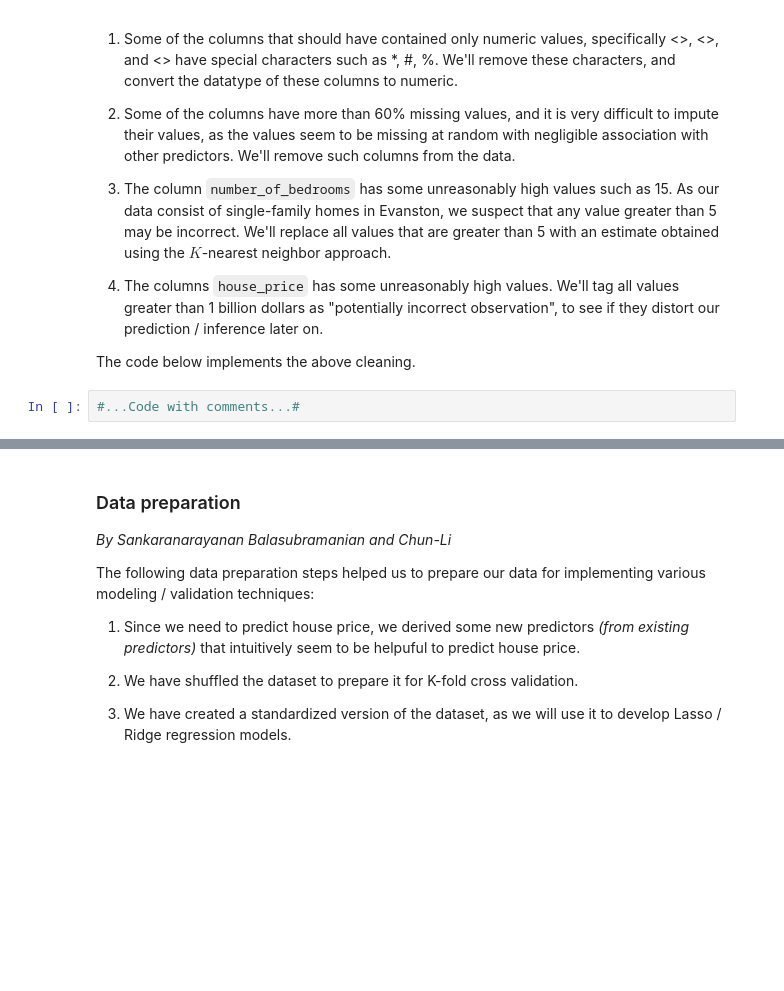
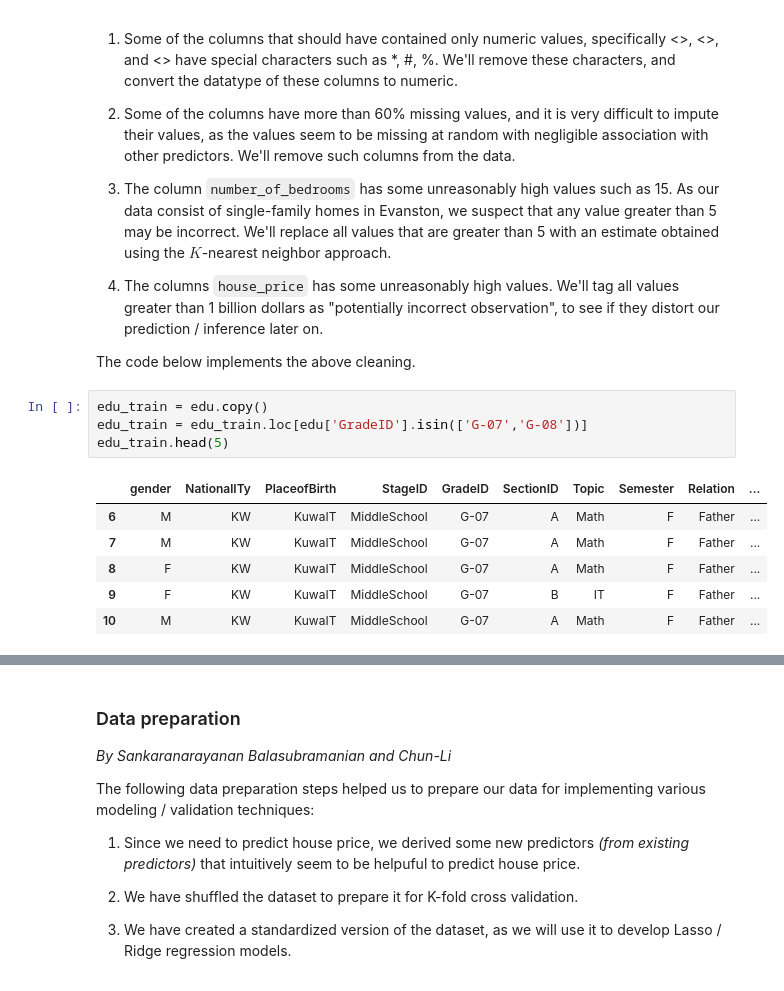
Before and after one commit to wchen952/STAT-303-2-Project, a Jupyter notebook: 303_2_Project_Code.ipynb, the cells around one changed output, grey strips where cells are left out. Saved outputs shown, nothing was run; the diff lists cells and outputs as text; blank space fills up the shorter version.

```diff
--- a/303_2_Project_Code.ipynb
+++ b/303_2_Project_Code.ipynb
@@ -145,4 +128,13 @@ From the data quality check we realized that:
 
 The code below implements the above cleaning.
 # %%
-#...Code with comments...#
+edu_train = edu.copy()
+edu_train = edu_train.loc[edu['GradeID'].isin(['G-07','G-08'])]
+edu_train.head(5)
+# %% [output]
+|  | gender | NationalITy | PlaceofBirth | StageID | GradeID | SectionID | Topic | Semester | Relation | ... |
+| 6 | M | KW | KuwaIT | MiddleSchool | G-07 | A | Math | F | Father | ... |
+| 7 | M | KW | KuwaIT | MiddleSchool | G-07 | A | Math | F | Father | ... |
+| 8 | F | KW | KuwaIT | MiddleSchool | G-07 | A | Math | F | Father | ... |
+| 9 | F | KW | KuwaIT | MiddleSchool | G-07 | B | IT | F | Father | ... |
+| 10 | M | KW | KuwaIT | MiddleSchool | G-07 | A | Math | F | Father | ... |
```
Also changed, not shown: parts of 7 cells of this notebook.
